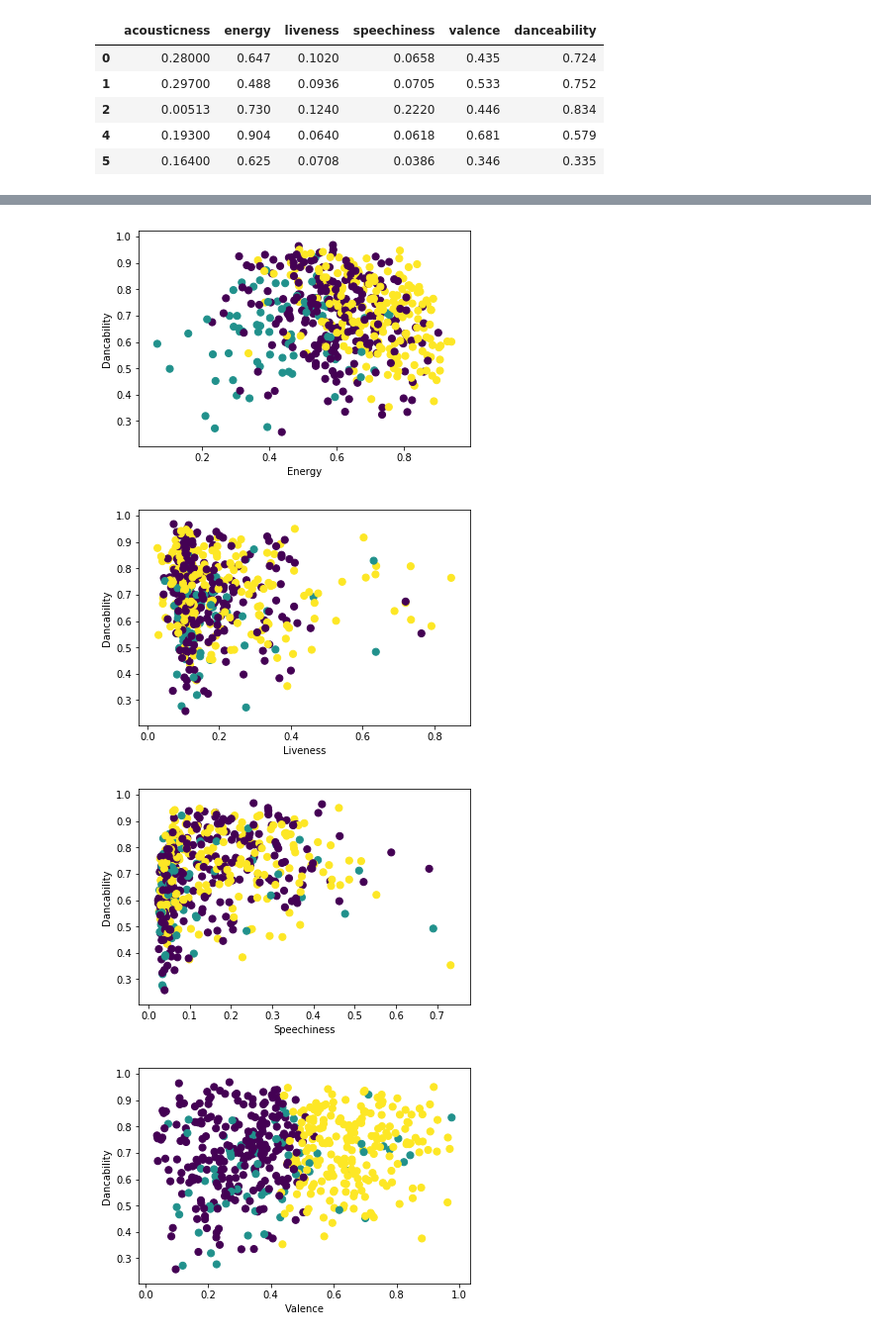
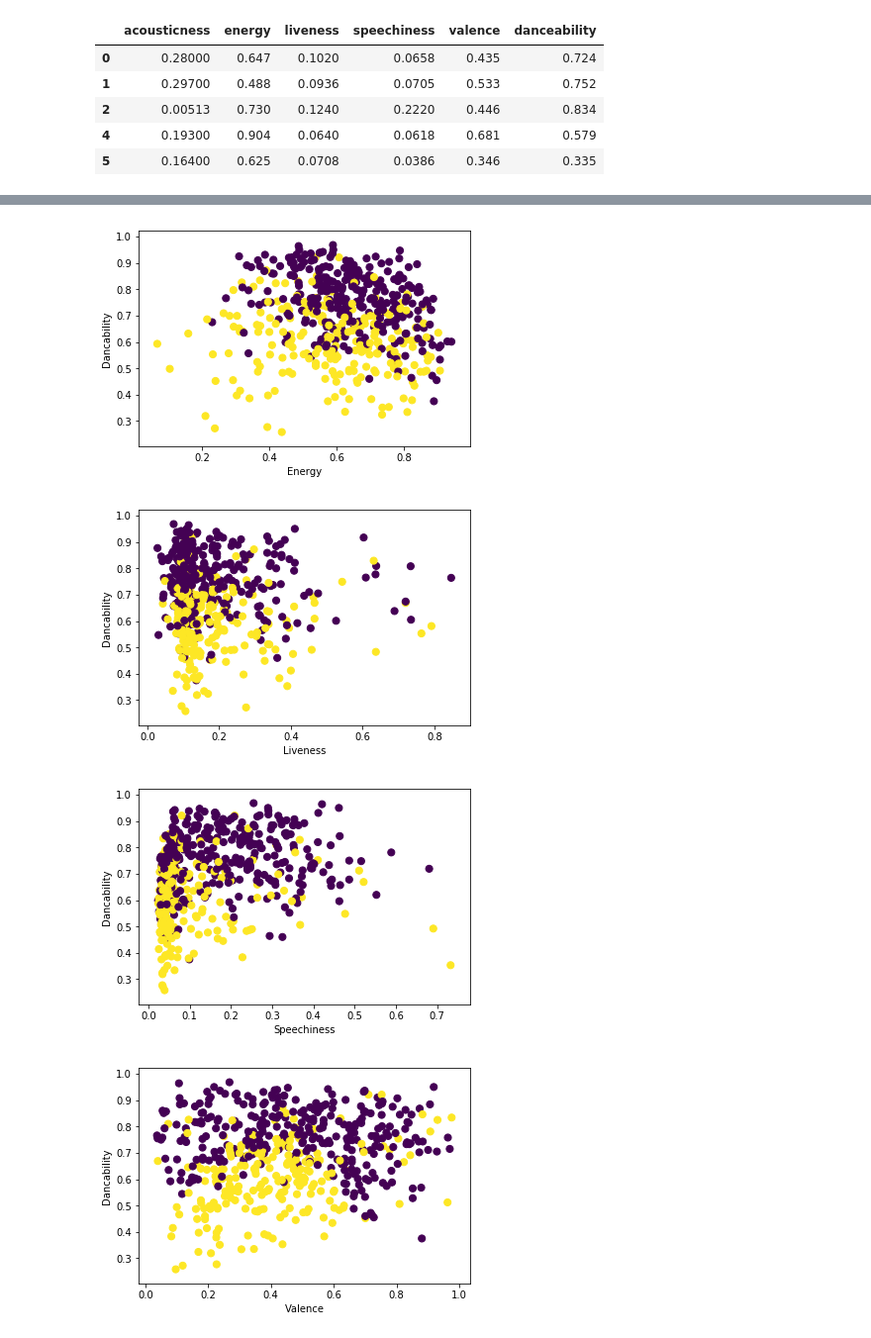
Before and after one commit to katy-li/music, a Jupyter notebook: music_shelby/Clustering_Spotify_data.ipynb, the cells around one changed output, grey strips where cells are left out. Shown: that part at 99% size. Drawn from its saved outputs; the diff is of its cells as text; code cells hidden in the pictures.

```diff
--- a/music_shelby/Clustering_Spotify_data.ipynb
+++ b/music_shelby/Clustering_Spotify_data.ipynb
@@ -57,7 +57,7 @@ x.head()
 | 5 | 0.16400 | 0.625 | 0.0708 | 0.0386 | 0.346 | 0.335 |
 # %%
 from sklearn.cluster import KMeans
-kmeans = KMeans(n_clusters=3)
+kmeans = KMeans(n_clusters=2)
 # %%
 kmeans.fit(x)
 y_kmeans = kmeans.predict(x)
@@ -97,25 +96,25 @@ plt.xlabel("Energy")
 plt.ylabel("Dancability")
 plt.show()
 # %% [output]
-[figure, old version]
+[figure, new version]
 # %%
 plt.scatter(x['liveness'],y, c=y_kmeans, s=50, cmap='viridis')
 plt.xlabel("Liveness")
 plt.ylabel("Dancability")
 plt.show()
 # %% [output]
-[figure, old version]
+[figure, new version]
 # %%
 plt.scatter(x['speechiness'],y, c=y_kmeans, s=50, cmap='viridis')
 plt.xlabel("Speechiness")
 plt.ylabel("Dancability")
 plt.show()
 # %% [output]
-[figure, old version]
+[figure, new version]
 # %%
-plt.scatter(x['valence'],y, c=y_kmeans, s=50, cmap='viridis')
+valance= plt.scatter(x['valence'],y, c=y_kmeans, s=50, cmap='viridis')
 plt.xlabel("Valence")
 plt.ylabel("Dancability")
 plt.show()
 # %% [output]
-[figure, old version]
+[figure, new version]
```
Also changed, not shown: parts of 3 cells of this notebook, 1 other file.
